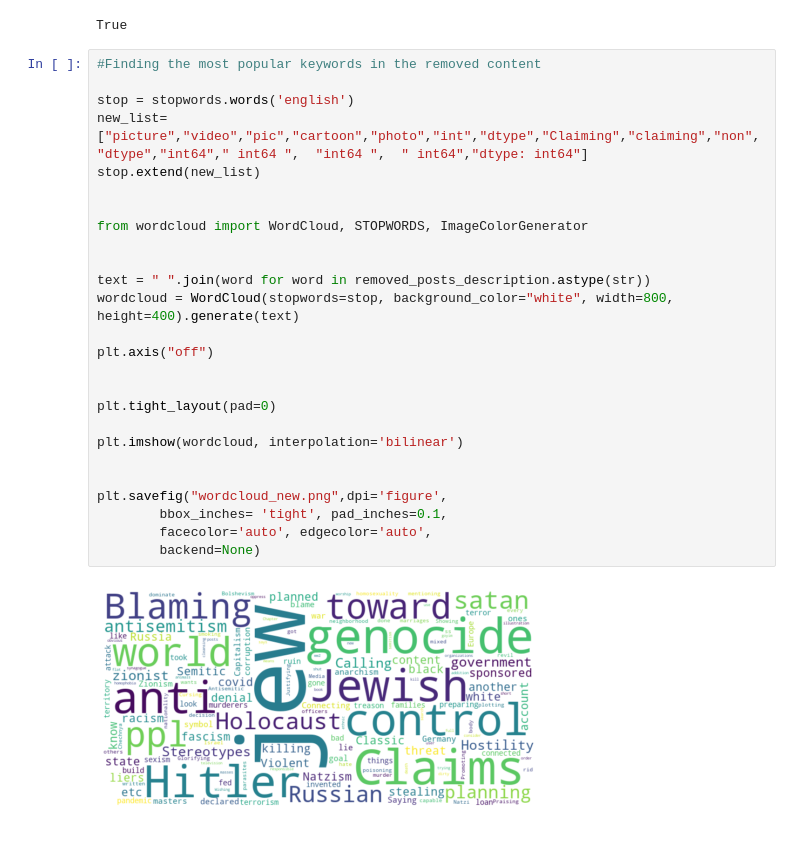
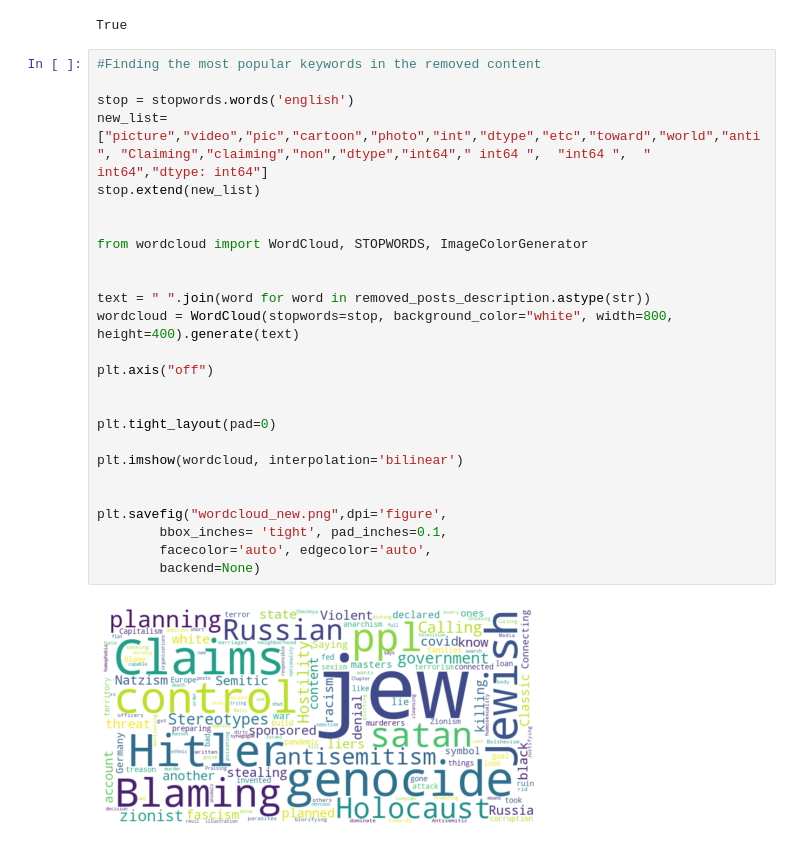
Before and after one commit to zackb124/Data-analysis-project-FOA, a Jupyter notebook: inner organization report/Inner organization report.ipynb, the cells around one changed output. Saved outputs shown, nothing was run; the diff lists cells and outputs as text.

```diff
--- a/inner organization report/Inner organization report.ipynb
+++ b/inner organization report/Inner organization report.ipynb
@@ -163,31 +163,31 @@ True
 # %%
 #Finding the most popular keywords in the removed content
 
 stop = stopwords.words('english')
-new_list=["picture","video","pic","cartoon","photo","int","dtype","Claiming","claiming","non","dtype","int64"," int64 ",  "int64 ",  " int64","dtype: int64"]
+new_list=["picture","video","pic","cartoon","photo","int","dtype","etc","toward","world","anti", "Claiming","claiming","non","dtype","int64"," int64 ",  "int64 ",  " int64","dtype: int64"]
 stop.extend(new_list)
 
 
 from wordcloud import WordCloud, STOPWORDS, ImageColorGenerator
 
 
 text = " ".join(word for word in removed_posts_description.astype(str))
 wordcloud = WordCloud(stopwords=stop, background_color="white", width=800, height=400).generate(text)
 
 plt.axis("off")
 
 
 plt.tight_layout(pad=0)
 
 plt.imshow(wordcloud, interpolation='bilinear')
 
 
 plt.savefig("wordcloud_new.png",dpi='figure',
         bbox_inches= 'tight', pad_inches=0.1,
         facecolor='auto', edgecolor='auto',
         backend=None)
 # %% [output]
-[figure, old version]
+[figure, new version]
 # %%
 #A full pdf report extraction
 
```
Also changed, not shown: parts of 2 cells of this notebook, 3 other files.
